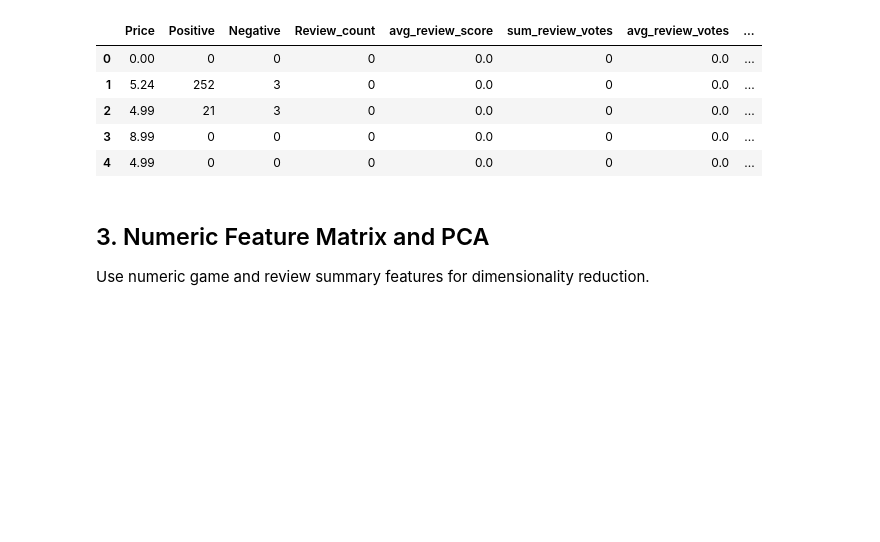
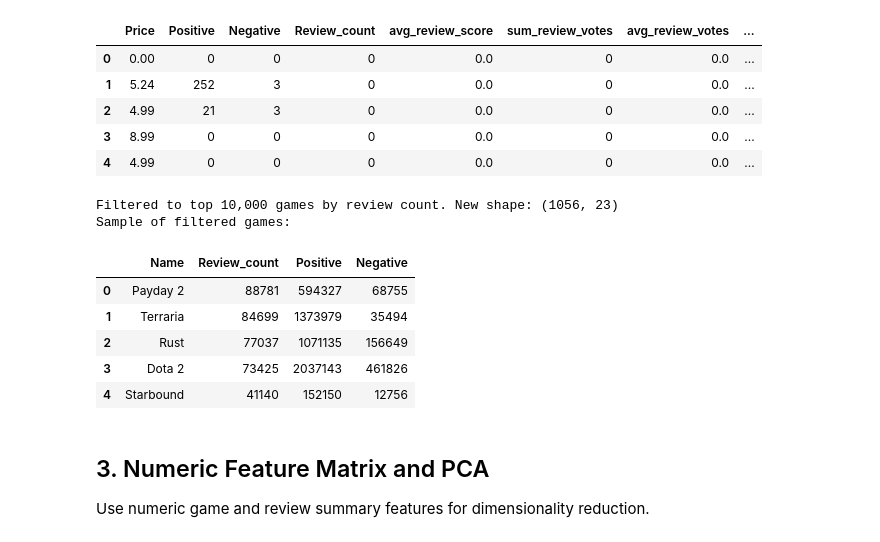
Before and after one commit to AbigailBG153/BigData, a Jupyter notebook: SteamNexus/notebooks/04_representation_dimensionality_v1.ipynb, the cells around one changed output. Saved outputs shown, nothing was run; the diff lists cells and outputs as text; code cells hidden in the pictures; blank space fills up the shorter version.

```diff
--- a/SteamNexus/notebooks/04_representation_dimensionality_v1.ipynb
+++ b/SteamNexus/notebooks/04_representation_dimensionality_v1.ipynb
@@ -105,6 +135,22 @@ feature_table[['Price', 'Positive', 'Negative', 'Review_count', 'avg_review_scor
 | 2 | 4.99 | 21 | 3 | 0 | 0.0 | 0 | 0.0 | ... |
 | 3 | 8.99 | 0 | 0 | 0 | 0.0 | 0 | 0.0 | ... |
 | 4 | 4.99 | 0 | 0 | 0 | 0.0 | 0 | 0.0 | ... |
+# %%
+# Filter to games with reviews and select top 10,000 by review count to reduce dataset size
+feature_table = feature_table[feature_table['Review_count'] > 0].nlargest(10000, 'Review_count').reset_index(drop=True)
+
+print(f'Filtered to top 10,000 games by review count. New shape: {feature_table.shape}')
+print(f'Sample of filtered games:')
+feature_table[['Name', 'Review_count', 'Positive', 'Negative']].head()
+# %% [output]
+Filtered to top 10,000 games by review count. New shape: (1056, 23)
+Sample of filtered games:
+|  | Name | Review_count | Positive | Negative |
+| 0 | Payday 2 | 88781 | 594327 | 68755 |
+| 1 | Terraria | 84699 | 1373979 | 35494 |
+| 2 | Rust | 77037 | 1071135 | 156649 |
+| 3 | Dota 2 | 73425 | 2037143 | 461826 |
+| 4 | Starbound | 41140 | 152150 | 12756 |
 # %% [markdown]
 ## 3. Numeric Feature Matrix and PCA
 
```
Also changed, not shown: parts of 8 cells of this notebook, 1 other file.
